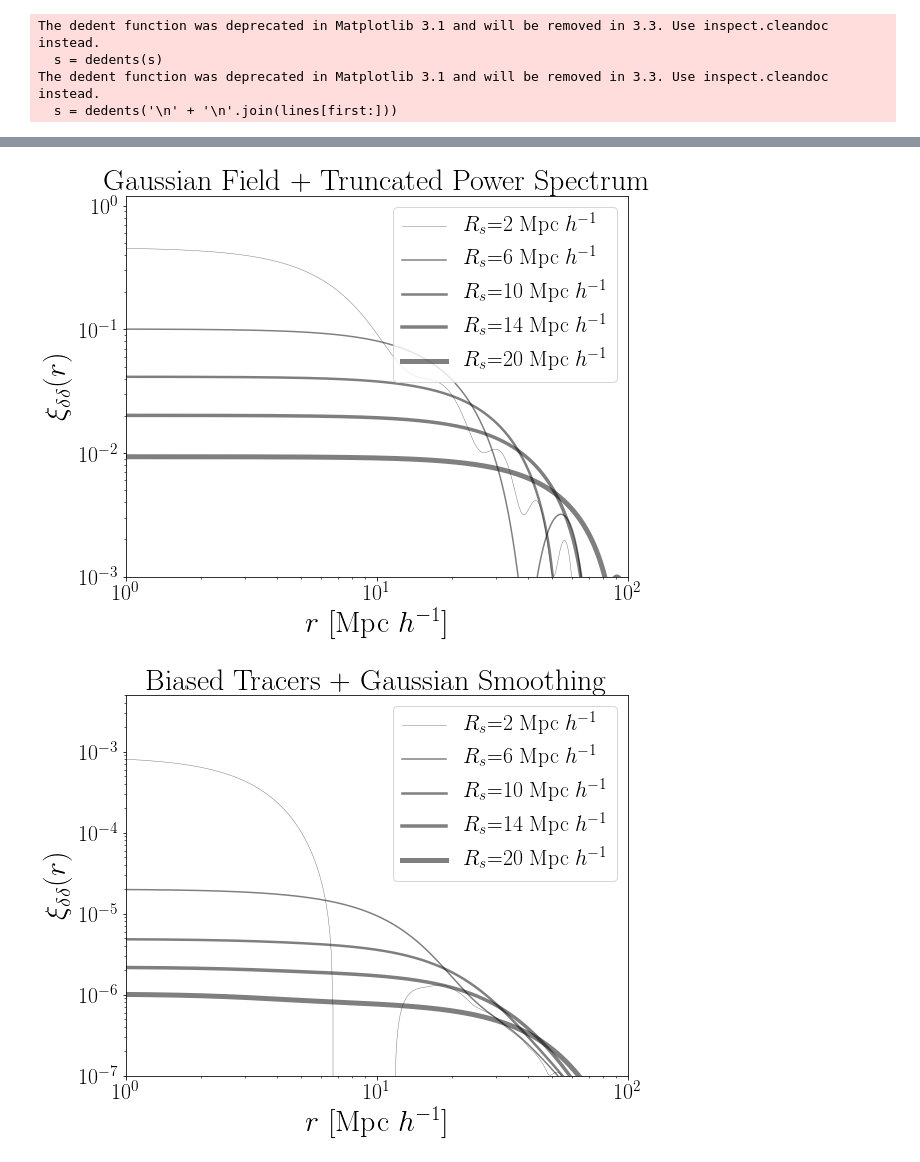
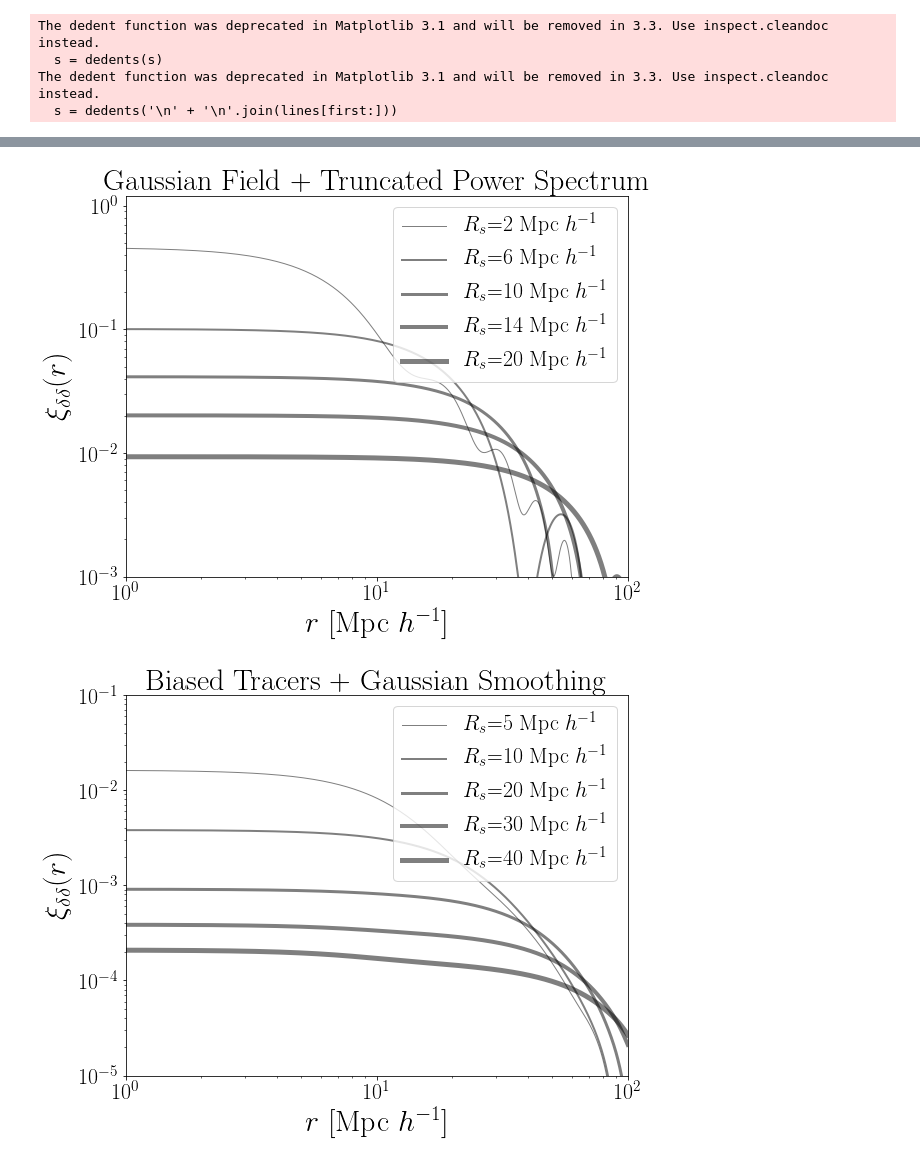
Before and after one commit to astroandes/WatershedDivergenceSuperclusters, a Jupyter notebook: nb/power_spectrum.ipynb, the cells around one changed output, grey strips where cells are left out. Cells and saved outputs as stored; diff of their text form; code cells hidden in the pictures.

```diff
--- a/nb/power_spectrum.ipynb
+++ b/nb/power_spectrum.ipynb
@@ -118,19 +111,0 @@ for sigma in sigmas:
-# %%
-plt.figure(figsize=(9,7))
-
-sigmas = [1.0, 3.0, 5.0, 7.0, 10.0]
-for sigma in sigmas:
-    plt.loglog(pk['mock_720_{:.1f}'.format(sigma)]['k'],
-               pk['mock_720_{:.1f}'.format(sigma)]['Pk'],
-               label="$R_s$={:.0f} Mpc $h^{{-1}}$".format(2*sigma),
-              linewidth=sigma/2.0, color='black', alpha=0.5)
-
-
-# format the axes
-plt.xlabel(r"$k$ [$h \ \mathrm{Mpc}^{-1}$]")
-plt.ylabel(r"$P(k)$ [$h^{-3}\mathrm{Mpc}^3$]")
-plt.legend(fontsize=SMALL_SIZE, loc=1)
-plt.xlim(1E-2, 10.0)
-plt.ylim(1E1,1E4)
-plt.title("Gaussian Field + Truncated Power Spectrum")
-plt.savefig("plot_power_spectrum_field_rs.pdf", bbox_inches='tight')
@@ -174,12 +145,12 @@ for k in pk.keys():
 # %%
 plt.figure(figsize=(9,7))
 
-sigmas = [1.0, 3.0, 5.0, 7.0, 10.0]
-for sigma in sigmas:
-    plt.loglog(cf['mock_720_{:.1f}'.format(sigma)]['r'],
-               cf['mock_720_{:.1f}'.format(sigma)]['cf'],
-               label="$R_s$={:.0f} Mpc $h^{{-1}}$".format(2*sigma),
-              linewidth=sigma/2.0, color='black', alpha=0.5)
+sigmas = [2.0, 6.0, 10.0, 14.0, 20.0]
+for i,sigma in enumerate(sigmas):
+    plt.loglog(cf['gauss_{:.1f}'.format(sigma)]['r'],
+               cf['gauss_{:.1f}'.format(sigma)]['cf'],
+               label="$R_s$={:.0f} Mpc $h^{{-1}}$".format(sigma),
+              linewidth=i+1, color='black', alpha=0.5)
 
 
 # format the axes
@@ -191,27 +162,27 @@ plt.ylim(1E-3,1.2E0)
 plt.title("Gaussian Field + Truncated Power Spectrum")
 plt.savefig("plot_corrfunc_field_rs.pdf", bbox_inches='tight')
 # %% [output]
-[figure, old version]
+[figure, new version]
 # %%
 plt.figure(figsize=(9,7))
 
-sigmas = [1.0, 3.0, 5.0, 7.0, 10.0]
-for sigma in sigmas:
-    plt.loglog(cf['300_{:.1f}'.format(sigma)]['r'],
-               cf['300_{:.1f}'.format(sigma)]['cf'],
-               label="$R_s$={:.0f} Mpc $h^{{-1}}$".format(2*sigma),
-               linewidth=sigma/2.0, color='black', alpha=0.5)
+sigmas = [5.0, 10.0, 20.0, 30.0, 40.0]
+for i, sigma in enumerate(sigmas):
+    plt.loglog(cf['abacus_{:.1f}'.format(sigma)]['r'],
+               cf['abacus_{:.1f}'.format(sigma)]['cf'],
+               label="$R_s$={:.0f} Mpc $h^{{-1}}$".format(sigma),
+               linewidth=i+1, color='black', alpha=0.5)
 
 # format the axes
 plt.xlabel(r"$r$ [$\mathrm{Mpc}\ h^{-1}$]")
 plt.ylabel(r"$\xi_{\delta\delta}(r)$")
 plt.legend(fontsize=SMALL_SIZE, loc=1)
 plt.xlim(1, 1E2)
-plt.ylim(1E-7,5E-3)
+plt.ylim(1E-5,1E-1)
 plt.title("Biased Tracers + Gaussian Smoothing")
 plt.savefig("plot_corrfunc_tracers_rs.pdf", bbox_inches='tight')
 # %% [output]
-[figure, old version]
+[figure, new version]
 # %%
 for k in cf.keys():
     print(k, cf[k]['half_r'], cf[k]['sigma_half_r'])
```
Also changed, not shown: parts of 16 cells of this notebook, 1 other file.
